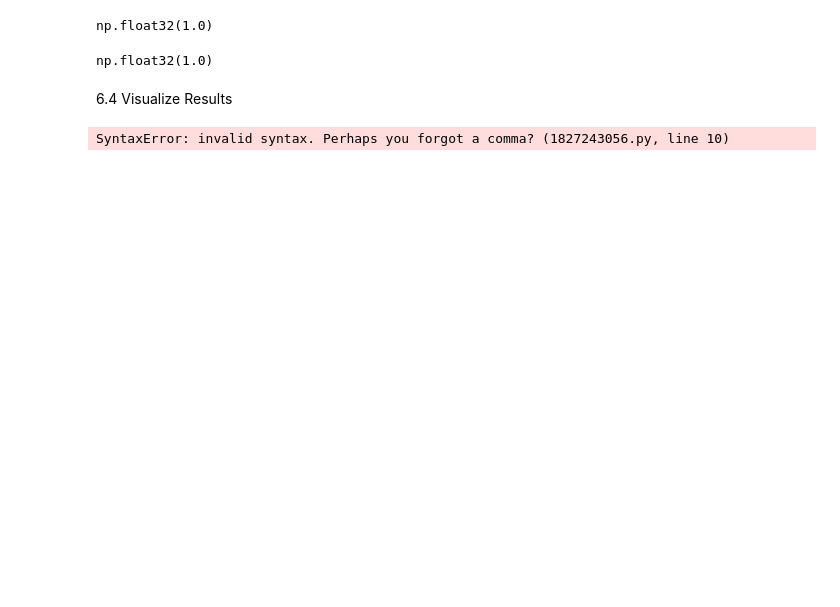
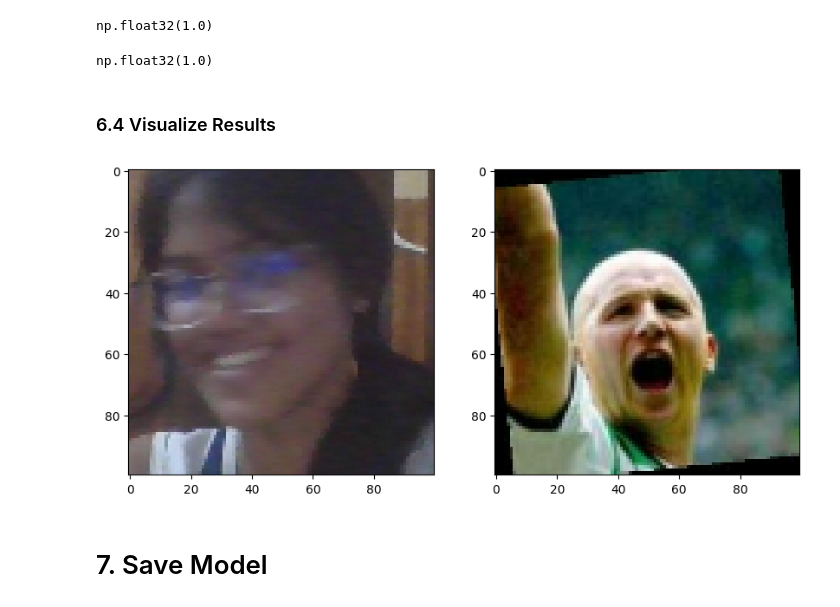
Before and after one commit to apsariUdithara/EE6350--Deep-Learning-Facial-Recognition-App, a Jupyter notebook: Deep Learning Facial Recognition Application.ipynb, the cells around one changed output. Saved outputs shown, nothing was run; the diff lists cells and outputs as text; code cells hidden in the pictures; blank space fills up the shorter version.

```diff
--- a/Deep Learning Facial Recognition Application.ipynb
+++ b/Deep Learning Facial Recognition Application.ipynb
@@ -750,20 +761,22 @@ m.result().numpy()
 # %% [output]
 np.float32(1.0)
 # %% [markdown]
-6.4 Visualize Results
+### 6.4 Visualize Results
 # %%
 # Set plot size
 plt.figure(figsize=(10,8))
 
 # Set first subplot
 plt.subplot(1,2,1)
-plt.imshow(test_input[0])
+plt.imshow(test_input[4])
 
 # Set second subplot
 plt.subplot(1,2,2)
-plt.imshow(test_val[])
+plt.imshow(test_val[4])
 
 # Renders cleanly
 plt.show()
 # %% [output]
-SyntaxError: invalid syntax. Perhaps you forgot a comma? (1827243056.py, line 10)
+[figure, added]
+# %% [markdown]
+# 7. Save Model
```
Also changed, not shown: parts of 55 cells of this notebook, 3 other files.
